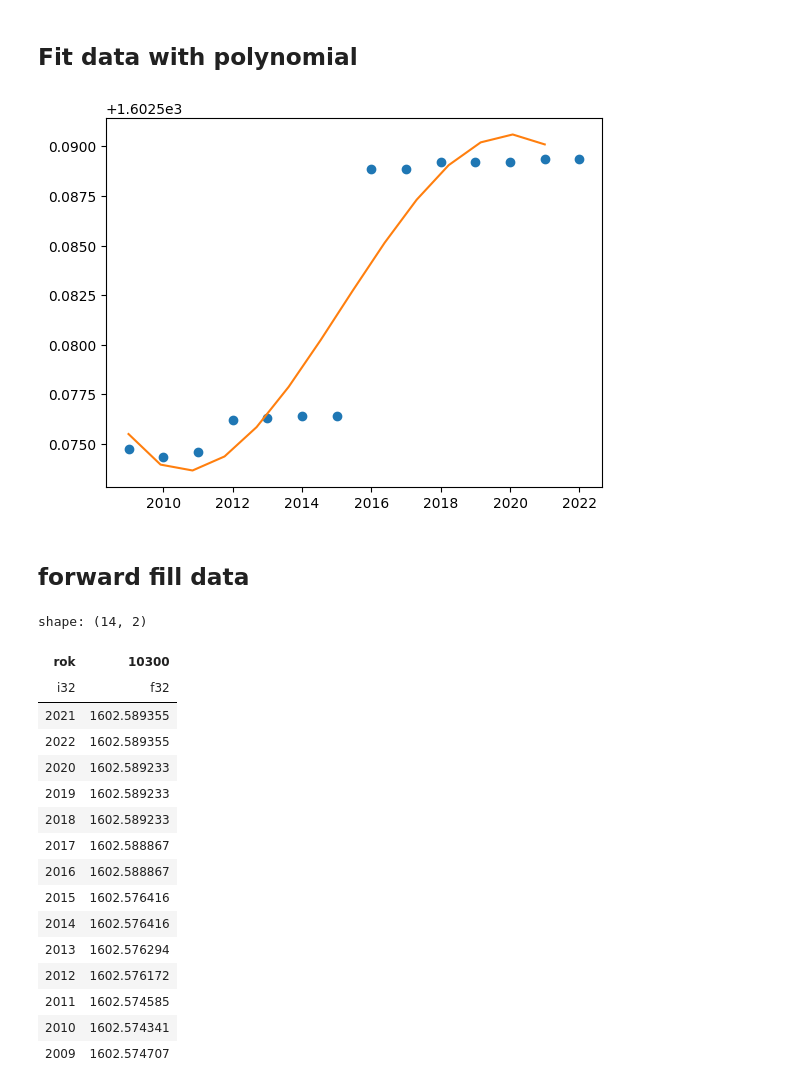
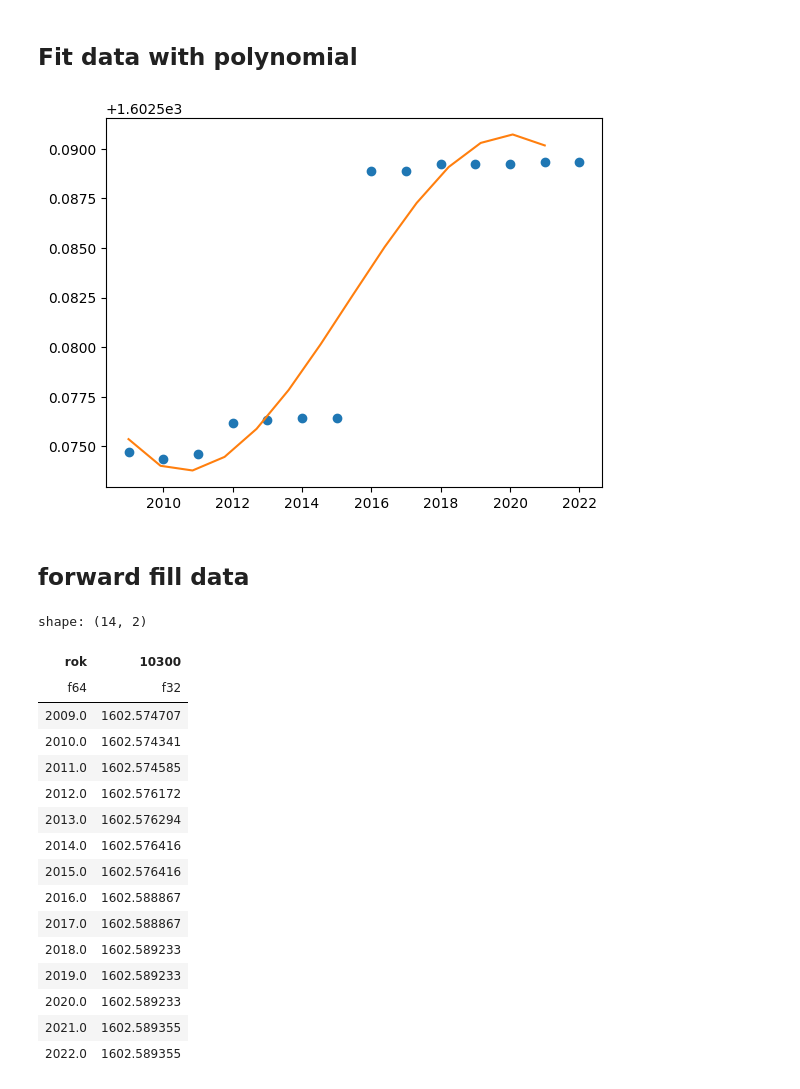
Before and after one commit to nexovec/Mala-Online-Stranka, a Jupyter notebook: statistiky.ipynb, the cells around one changed output. Cells and saved outputs as stored; diff of their text form; code cells hidden in the pictures.

```diff
--- a/statistiky.ipynb
+++ b/statistiky.ipynb
@@ -59,10 +59,10 @@ matrixes_uzemi.keys()
 dict_keys([500011, 500020, 500046, 500062, 500071, 500101, 500127, 500135, 500151, 500160, 500194, 500259, 500291, 500496, 500526, 500623, 500801, 500852, 500861, 500879, 501476, 501646, 501751, 50179 ...
 # %%
 import plotly.express as px
-import plotly.graph_objects as go
+# import plotly.graph_objects as go
 
 uzemiId = 500011
-matrix = matrixes_uzemi[uzemiId].to_pandas()
+matrix = matrixes_uzemi[uzemiId].sort("rok").to_pandas()
 uzemi_nazev = uzemi.filter(pl.col("koduzemi") == uzemiId).get_column("obec")[0]
 ukazatel = 10300
 ukazatel_nazev = ukazatele.filter(pl.col("kodukaz") == ukazatel).select("nazev").to_pandas()["nazev"][0]
@@ -88,27 +88,29 @@ plt.plot(x,y,'o', x_new, y_new)
 # plt.xlim([x[0]-1, x[-1] + 1 ])
 plt.show()
 # %% [output]
-[figure, old version]
+[figure, new version]
 # %% [markdown]
 ## forward fill data
-# %%
-topic = pl.from_pandas(matrix[["rok", str(ukazatel)]])
-topic
-# %% [output]
-shape: (14, 2)
-| rok | 10300 |
-| i32 | f32 |
-| 2021 | 1602.589355 |
-| 2022 | 1602.589355 |
-| 2020 | 1602.589233 |
-| 2019 | 1602.589233 |
-| 2018 | 1602.589233 |
-| 2017 | 1602.588867 |
-| 2016 | 1602.588867 |
-| 2015 | 1602.576416 |
-| 2014 | 1602.576416 |
-| 2013 | 1602.576294 |
-| 2012 | 1602.576172 |
-| 2011 | 1602.574585 |
-| 2010 | 1602.574341 |
-| 2009 | 1602.574707 |
+# %%
+# sample data
+topic = pl.from_pandas(matrix[["rok", str(ukazatel)]])
+topic = topic.lazy().with_columns(pl.col("rok").cast(pl.Utf8).alias("tmp").str.strptime(pl.Date, "%Y")).sort("tmp").collect().upsample(time_column="tmp", every="1y").lazy().interpolate().fill_null(strategy="forward").drop("tmp").collect()
+topic
+# %% [output]
+shape: (14, 2)
+| rok | 10300 |
+| f64 | f32 |
+| 2009.0 | 1602.574707 |
+| 2010.0 | 1602.574341 |
+| 2011.0 | 1602.574585 |
+| 2012.0 | 1602.576172 |
+| 2013.0 | 1602.576294 |
+| 2014.0 | 1602.576416 |
+| 2015.0 | 1602.576416 |
+| 2016.0 | 1602.588867 |
+| 2017.0 | 1602.588867 |
+| 2018.0 | 1602.589233 |
+| 2019.0 | 1602.589233 |
+| 2020.0 | 1602.589233 |
+| 2021.0 | 1602.589355 |
+| 2022.0 | 1602.589355 |
```
Also changed, not shown: parts of 5 cells of this notebook, 1 other file.
